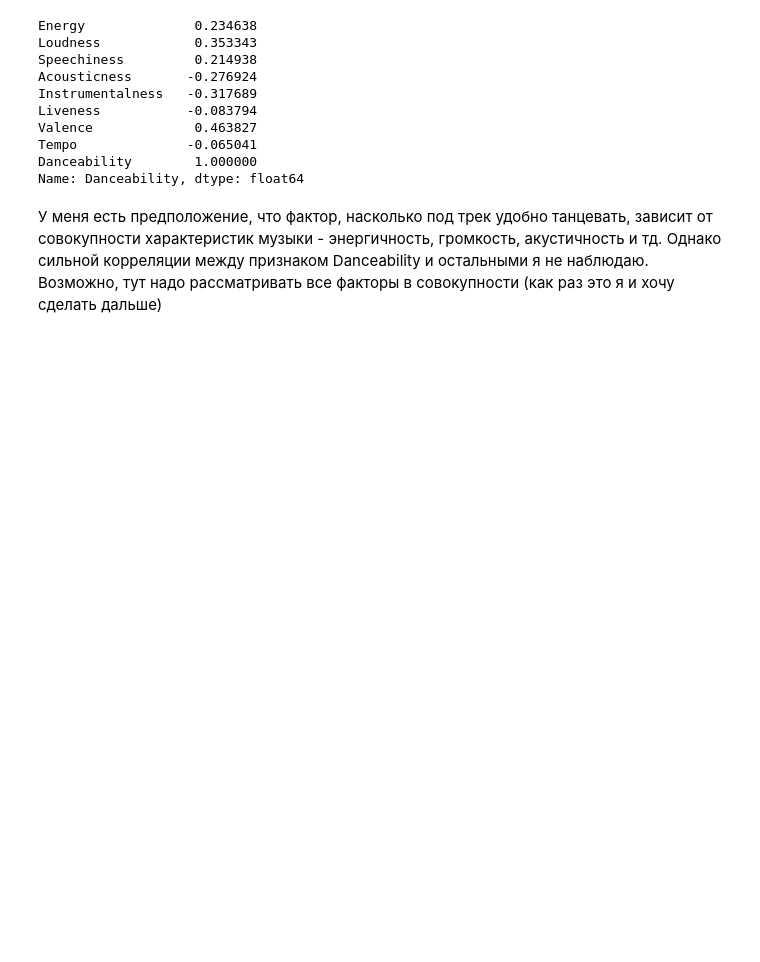
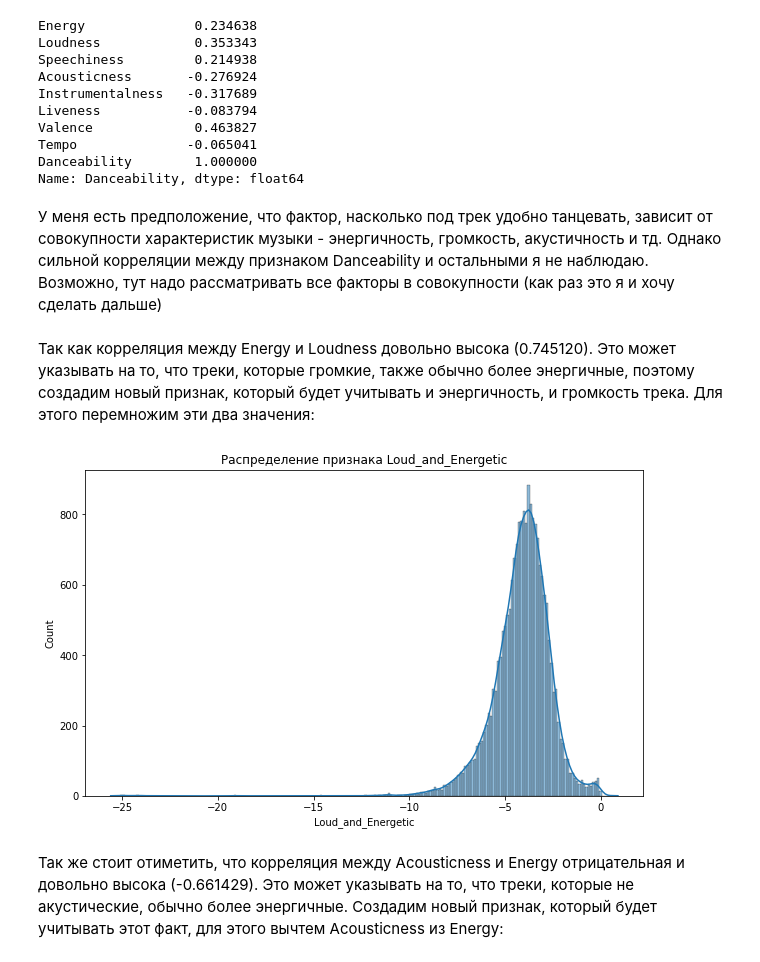
Before and after one commit to SafinaAliya/Project, a Jupyter notebook: Project.ipynb, the cells around one changed output. Cells and saved outputs as stored; diff of their text form; code cells hidden in the pictures; blank space fills up the shorter version.

```diff
--- a/Project.ipynb
+++ b/Project.ipynb
@@ -205,3 +231,16 @@ Name: Danceability, dtype: float64
 # %% [markdown]
 У меня есть предположение, что фактор, насколько под трек удобно танцевать, зависит от совокупности характеристик музыки - энергичность, громкость, акустичность и тд.
 Однако сильной корреляции между признаком Danceability и остальными я не наблюдаю. Возможно, тут надо рассматривать все факторы в совокупности (как раз это я и хочу сделать дальше)
+# %% [markdown]
+Так как корреляция между Energy и Loudness довольно высока (0.745120). Это может указывать на то, что треки, которые громкие, также обычно более энергичные, поэтому создадим новый признак, который будет учитывать и энергичность, и громкость трека. Для этого перемножим эти два значения:
+# %%
+df['Loud_and_Energetic'] = df['Energy'] * df['Loudness']
+# %%
+plt.figure(figsize=(10,6))
+sns.histplot(df['Loud_and_Energetic'], kde=True)
+plt.title('Распределение признака Loud_and_Energetic')
+plt.show()
+# %% [output]
+[figure, added]
+# %% [markdown]
+Так же стоит отиметить, что корреляция между Acousticness и Energy отрицательная и довольно высока (-0.661429). Это может указывать на то, что треки, которые не акустические, обычно более энергичные. Создадим новый признак, который будет учитывать этот факт, для этого вычтем Acousticness из Energy:
```
Also changed, not shown: parts of 13 cells of this notebook.
